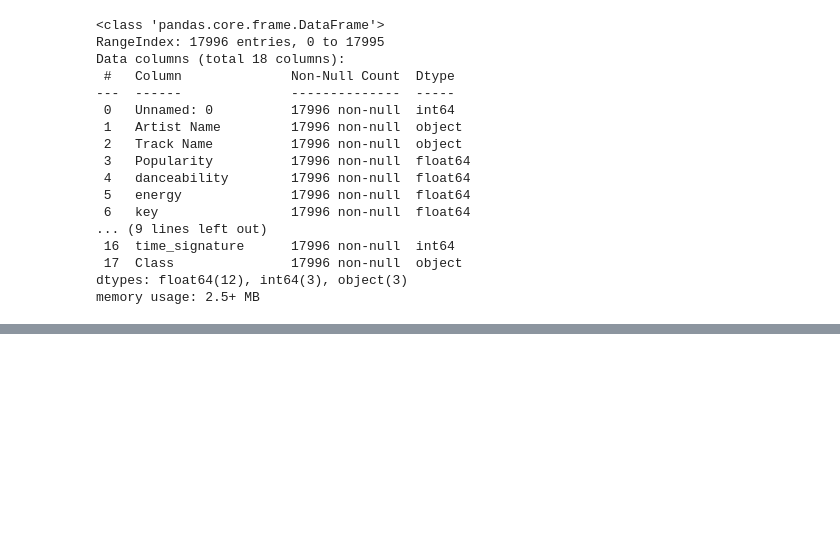
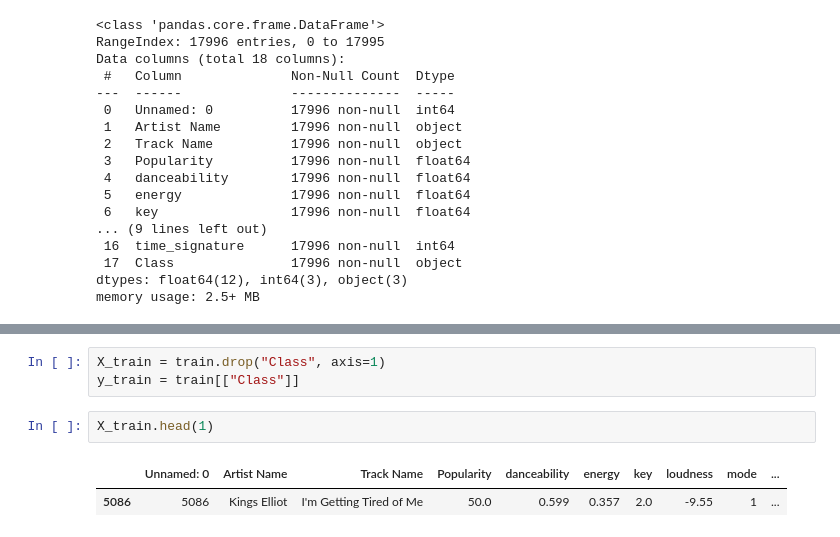
Before and after one commit to rawanalqarni/Music_Dataset, a Jupyter notebook: ML_music_dataset.ipynb, the cells around one changed output, grey strips where cells are left out. Drawn from its saved outputs; the diff is of its cells as text; blank space fills up the shorter version.

```diff
--- a/ML_music_dataset.ipynb
+++ b/ML_music_dataset.ipynb
@@ -46,0 +66,8 @@ test.to_csv("data/music_dataset_test.csv")
+# %%
+X_train = train.drop("Class", axis=1)
+y_train = train[["Class"]]
+# %%
+X_train.head(1)
+# %% [output]
+|  | Unnamed: 0 | Artist Name | Track Name | Popularity | danceability | energy | key | loudness | mode | ... |
+| 5086 | 5086 | Kings Elliot | I'm Getting Tired of Me | 50.0 | 0.599 | 0.357 | 2.0 | -9.55 | 1 | ... |
```
Also changed, not shown: parts of 27 cells of this notebook.
